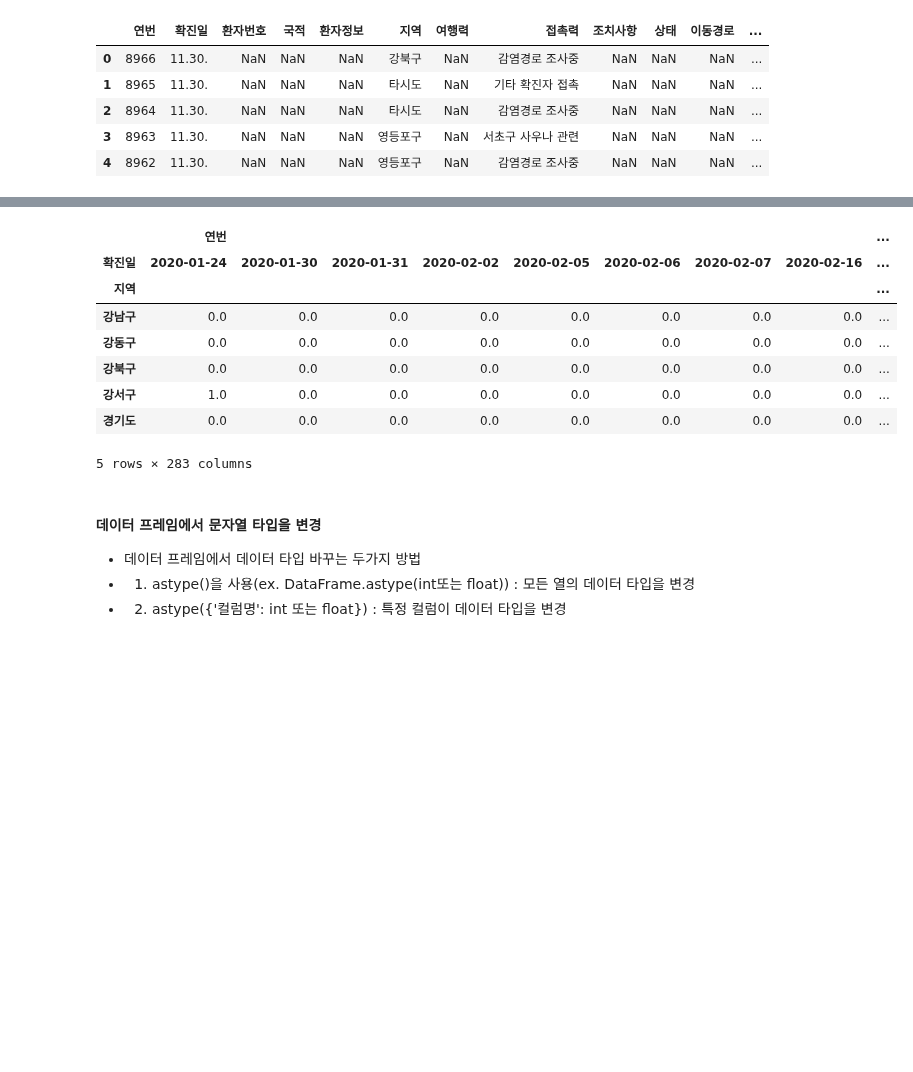
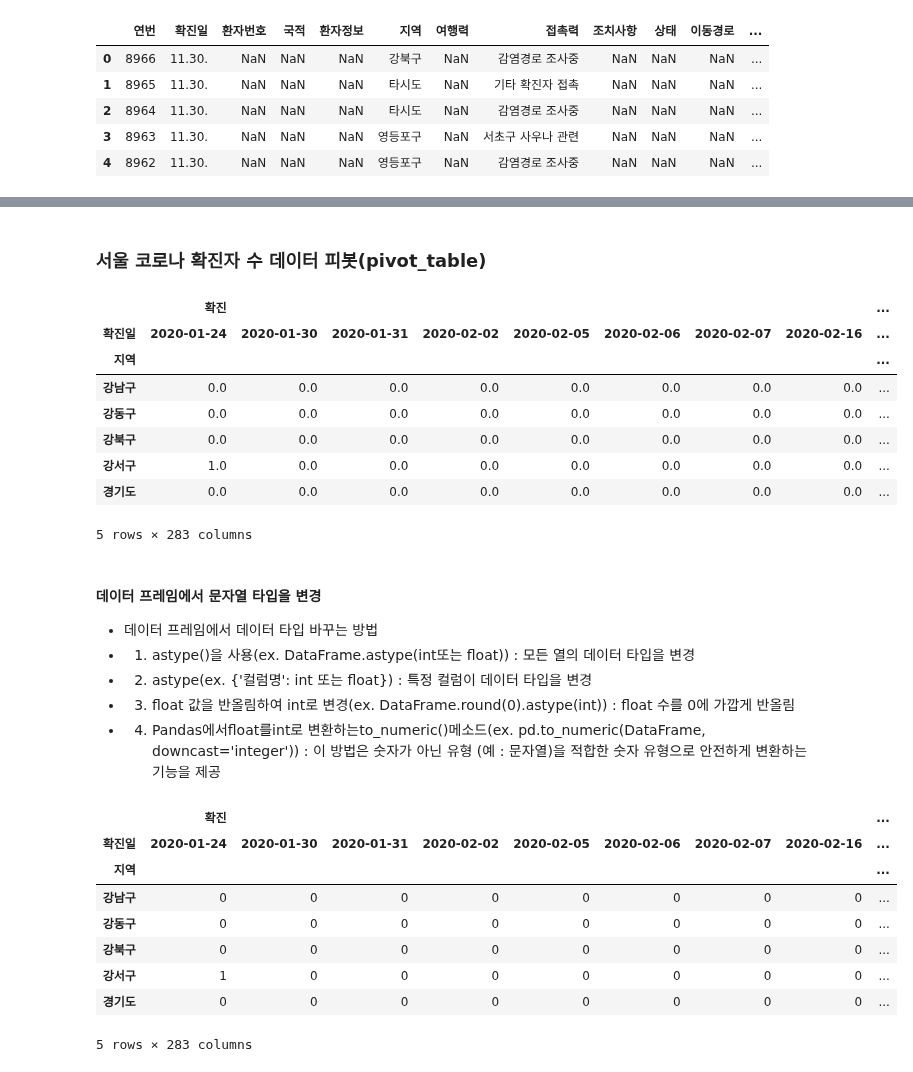
Before and after one commit to leele91/Data-Analysis-2020, a Jupyter notebook: 07.seoul/07.서울시코로나.ipynb, the cells around one changed output, grey strips where cells are left out. Drawn from its saved outputs; the diff is of its cells as text; code cells hidden in the pictures; blank space fills up the shorter version.

```diff
--- a/07.seoul/07.서울시코로나.ipynb
+++ b/07.seoul/07.서울시코로나.ipynb
@@ -19,6 +19,6 @@ df.head()
 | 3 | 8963 | 11.30. | NaN | NaN | NaN | 영등포구 | NaN | 서초구 사우나 관련 | NaN | NaN | NaN | ... |
 | 4 | 8962 | 11.30. | NaN | NaN | NaN | 영등포구 | NaN | 감염경로 조사중 | NaN | NaN | NaN | ... |
 # %%
-soco = df[['연번','확진일','지역','여행력','접촉력','상태','이동경로','노출여부']]
+soco = df[['확진일','지역','여행력','접촉력','상태','이동경로']]
 soco.tail()
 # %% [output]
@@ -41,0 +42,3 @@ soco.head()
+# %%
+soco['상태'] = soco['상태'].map(lambda s: s.replace(' ', '치료'))
+soco
@@ -54,0 +72,3 @@ soco.head()
+# %%
+soco['확진'] = 1
+soco.head()
@@ -55,9 +99,11 @@ soco.head()
+# %% [markdown]
+### 서울 코로나 확진자 수 데이터 피봇(pivot_table)
 # %%
-soco_pv = pd.pivot_table(soco, index=['지역'], columns=['확진일'], values=['연번'], aggfunc='count')
+soco_pv = pd.pivot_table(soco, index=['지역'], columns=['확진일'], values=['확진'], aggfunc='count')
 soco_pv = soco_pv.fillna(0)
 soco_pv.head()
 # %% [output]
-|  | 연번 |  |  |  |  |  |  |  | ... |
+|  | 확진 |  |  |  |  |  |  |  | ... |
 | 확진일 | 2020-01-24 | 2020-01-30 | 2020-01-31 | 2020-02-02 | 2020-02-05 | 2020-02-06 | 2020-02-07 | 2020-02-16 | ... |
 | 지역 |  |  |  |  |  |  |  |  | ... |
 | 강남구 | 0.0 | 0.0 | 0.0 | 0.0 | 0.0 | 0.0 | 0.0 | 0.0 | ... |
@@ -68,15 +114,18 @@ soco_pv.head()
 5 rows × 283 columns
 # %% [markdown]
 #### 데이터 프레임에서 문자열 타입을 변경
-- 데이터 프레임에서 데이터 타입 바꾸는 두가지 방법
+- 데이터 프레임에서 데이터 타입 바꾸는 방법
 - 1. astype()을 사용(ex. DataFrame.astype(int또는 float)) : 모든 열의 데이터 타입을 변경
-- 2. astype({'컬럼명': int 또는 float})  : 특정 컬럼이 데이터 타입을 변경
+- 2. astype(ex. {'컬럼명': int 또는 float})  : 특정 컬럼이 데이터 타입을 변경
+- 3. float 값을 반올림하여 int로 변경(ex. DataFrame.round(0).astype(int)) :  float 수를 0에 가깝게 반올림
+- 4. Pandas에서float를int로 변환하는to_numeric()메소드(ex. pd.to_numeric(DataFrame, downcast='integer'))
+: 이 방법은 숫자가 아닌 유형 (예 : 문자열)을 적합한 숫자 유형으로 안전하게 변환하는 기능을 제공
 # %%
-#
+# 소수를 정수로 변경
 soco_pv = soco_pv.astype('int')
 soco_pv.head()
 # %% [output]
-|  | 연번 |  |  |  |  |  |  |  | ... |
+|  | 확진 |  |  |  |  |  |  |  | ... |
 | 확진일 | 2020-01-24 | 2020-01-30 | 2020-01-31 | 2020-02-02 | 2020-02-05 | 2020-02-06 | 2020-02-07 | 2020-02-16 | ... |
 | 지역 |  |  |  |  |  |  |  |  | ... |
 | 강남구 | 0 | 0 | 0 | 0 | 0 | 0 | 0 | 0 | ... |
```
Also changed, not shown: parts of 28 cells of this notebook.
